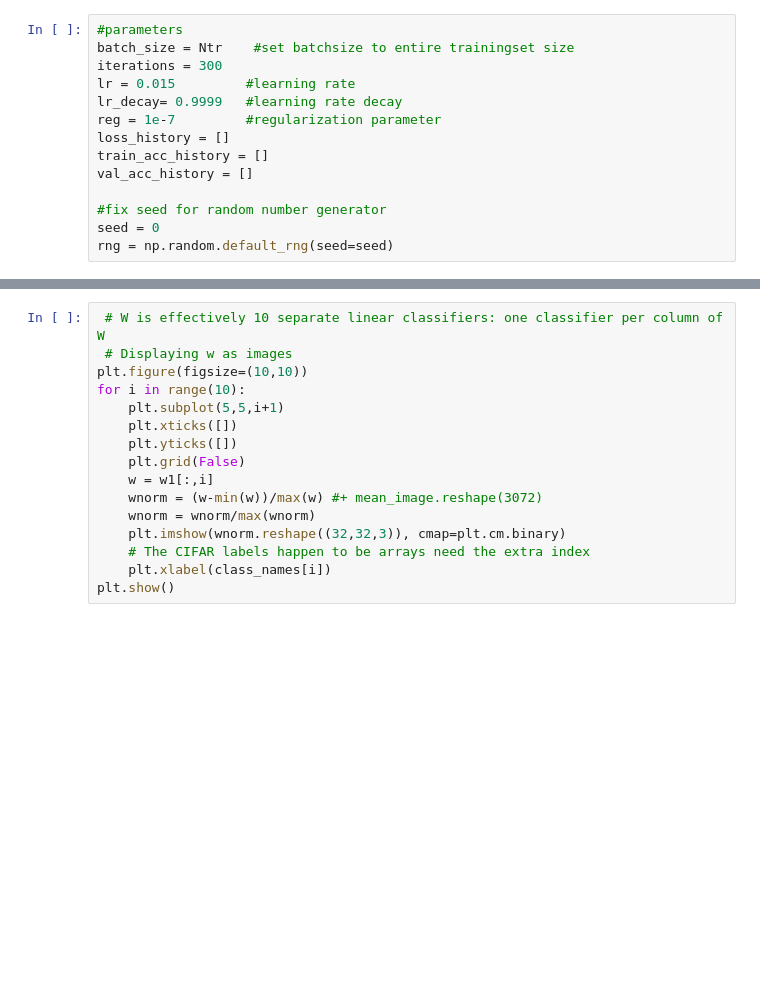
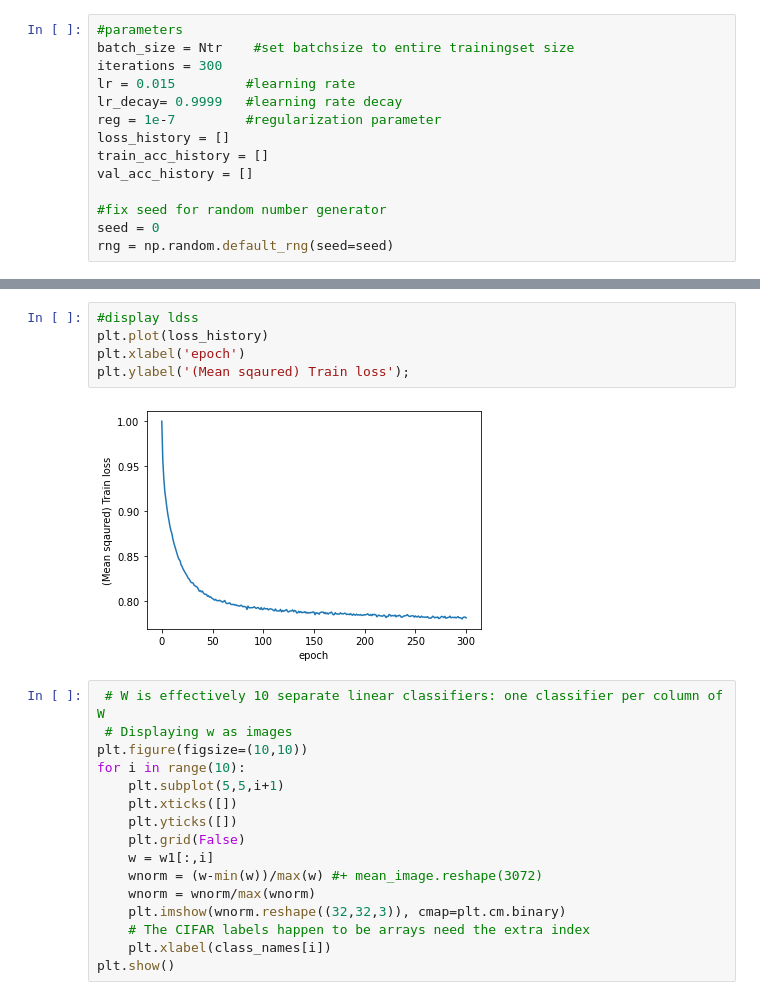
Before and after one commit to Tharindu-Nirmal/CVDeepLearning, a Jupyter notebook: src/scripts/A04_180701B.ipynb, the cells around one changed output, grey strips where cells are left out. Drawn from its saved outputs; the diff is of its cells as text; blank space fills up the shorter version.

Commit message:
train error plot

```diff
--- a/src/scripts/A04_180701B.ipynb
+++ b/src/scripts/A04_180701B.ipynb
@@ -161,3 +161,10 @@ time taken = 523.3743362426758
+# %%
+#display ldss
+plt.plot(loss_history)
+plt.xlabel('epoch')
+plt.ylabel('(Mean sqaured) Train loss');
+# %% [output]
+[figure, added]
 # %%
  # W is effectively 10 separate linear classifiers: one classifier per column of W
  # Displaying w as images
```
Also changed, not shown: parts of 5 cells of this notebook.
